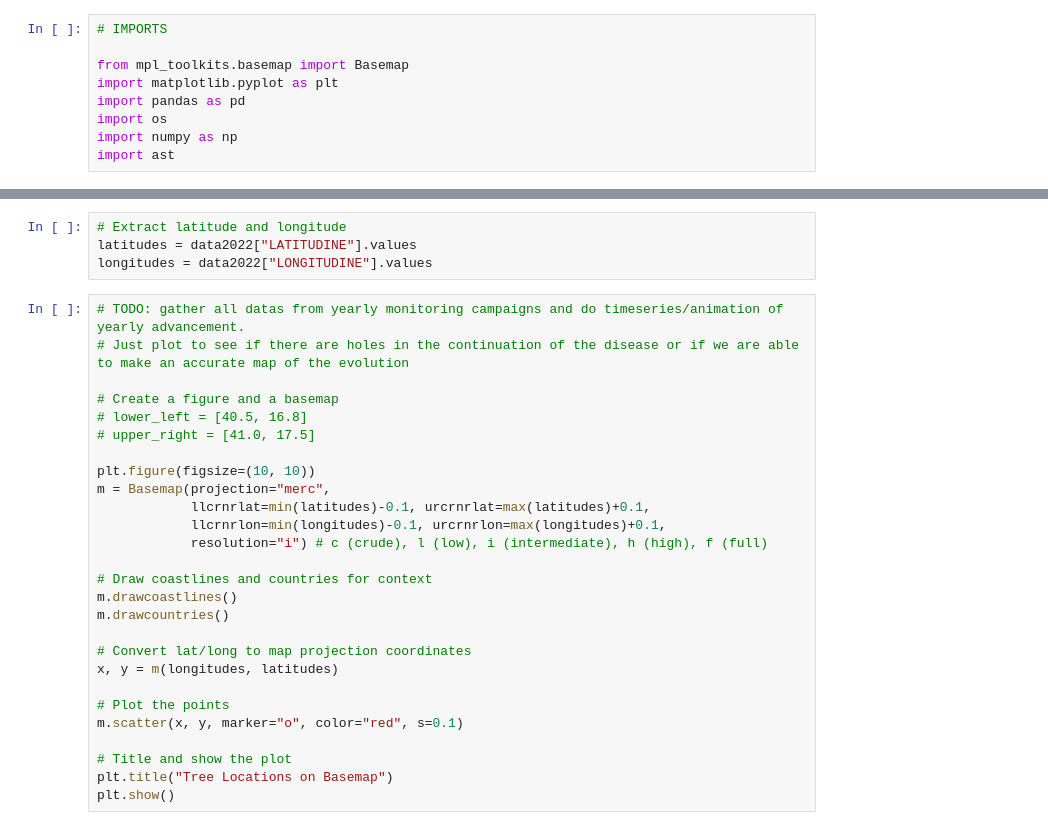
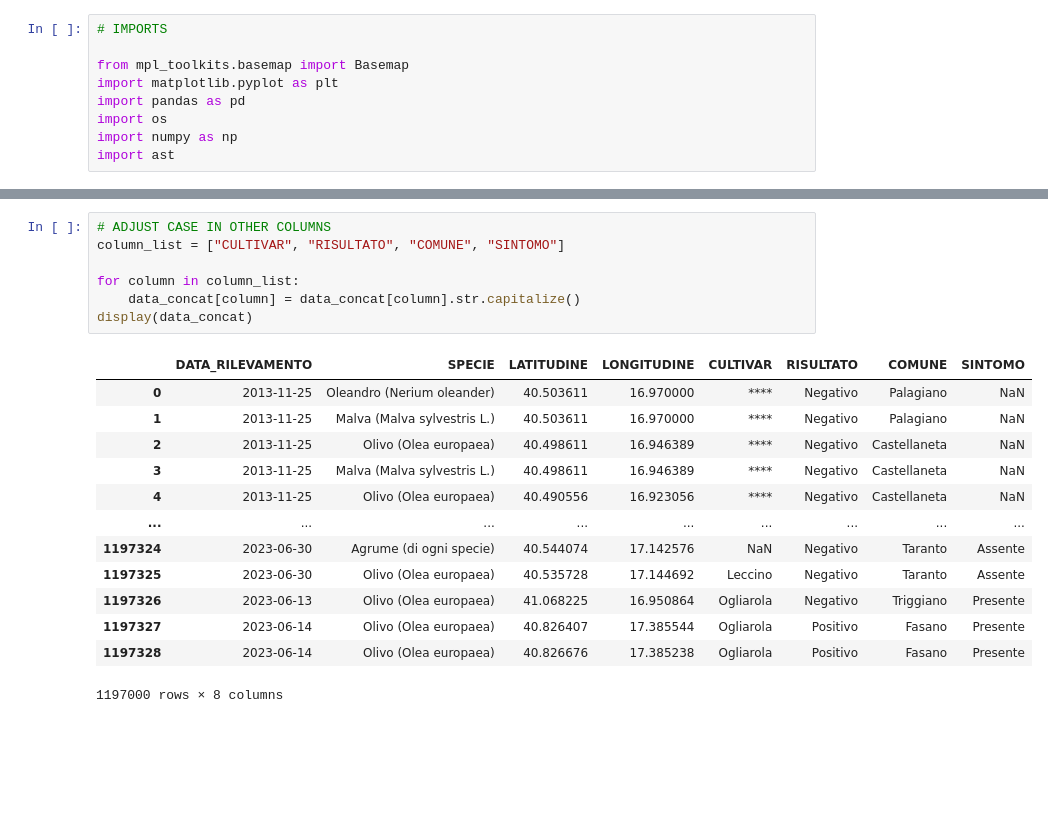
Before and after one commit to LeonMengoni/Xylella-Fastidiosa, a Jupyter notebook: Monitoring.ipynb, the cells around one changed output, grey strips where cells are left out. Cells and saved outputs as stored; diff of their text form; blank space fills up the shorter version.

```diff
--- a/Monitoring.ipynb
+++ b/Monitoring.ipynb
@@ -314,31 +61,21 @@ replacement_dictionary_list = [
-# %%
-# Extract latitude and longitude
-latitudes = data2022["LATITUDINE"].values
-longitudes = data2022["LONGITUDINE"].values
-# %%
-# TODO: gather all datas from yearly monitoring campaigns and do timeseries/animation of yearly advancement.
-# Just plot to see if there are holes in the continuation of the disease or if we are able to make an accurate map of the evolution
-
-# Create a figure and a basemap
-# lower_left = [40.5, 16.8]
-# upper_right = [41.0, 17.5]
-
-plt.figure(figsize=(10, 10))
-m = Basemap(projection="merc",
-            llcrnrlat=min(latitudes)-0.1, urcrnrlat=max(latitudes)+0.1,
-            llcrnrlon=min(longitudes)-0.1, urcrnrlon=max(longitudes)+0.1,
-            resolution="i") # c (crude), l (low), i (intermediate), h (high), f (full)
-
-# Draw coastlines and countries for context
-m.drawcoastlines()
-m.drawcountries()
-
-# Convert lat/long to map projection coordinates
-x, y = m(longitudes, latitudes)
-
-# Plot the points
-m.scatter(x, y, marker="o", color="red", s=0.1)
-
-# Title and show the plot
-plt.title("Tree Locations on Basemap")
-plt.show()
+# %%
+# ADJUST CASE IN OTHER COLUMNS
+column_list = ["CULTIVAR", "RISULTATO", "COMUNE", "SINTOMO"]
+
+for column in column_list:
+    data_concat[column] = data_concat[column].str.capitalize()
+display(data_concat)
+# %% [output]
+|  | DATA_RILEVAMENTO | SPECIE | LATITUDINE | LONGITUDINE | CULTIVAR | RISULTATO | COMUNE | SINTOMO |
+| 0 | 2013-11-25 | Oleandro (Nerium oleander) | 40.503611 | 16.970000 | **** | Negativo | Palagiano | NaN |
+| 1 | 2013-11-25 | Malva (Malva sylvestris L.) | 40.503611 | 16.970000 | **** | Negativo | Palagiano | NaN |
+| 2 | 2013-11-25 | Olivo (Olea europaea) | 40.498611 | 16.946389 | **** | Negativo | Castellaneta | NaN |
+| 3 | 2013-11-25 | Malva (Malva sylvestris L.) | 40.498611 | 16.946389 | **** | Negativo | Castellaneta | NaN |
+| 4 | 2013-11-25 | Olivo (Olea europaea) | 40.490556 | 16.923056 | **** | Negativo | Castellaneta | NaN |
+| ... | ... | ... | ... | ... | ... | ... | ... | ... |
+| 1197324 | 2023-06-30 | Agrume (di ogni specie) | 40.544074 | 17.142576 | NaN | Negativo | Taranto | Assente |
+| 1197325 | 2023-06-30 | Olivo (Olea europaea) | 40.535728 | 17.144692 | Leccino | Negativo | Taranto | Assente |
+| 1197326 | 2023-06-13 | Olivo (Olea europaea) | 41.068225 | 16.950864 | Ogliarola | Negativo | Triggiano | Presente |
+| 1197327 | 2023-06-14 | Olivo (Olea europaea) | 40.826407 | 17.385544 | Ogliarola | Positivo | Fasano | Presente |
+| 1197328 | 2023-06-14 | Olivo (Olea europaea) | 40.826676 | 17.385238 | Ogliarola | Positivo | Fasano | Presente |
+1197000 rows × 8 columns
```
Also changed, not shown: parts of 10 cells of this notebook, 2 other files.
